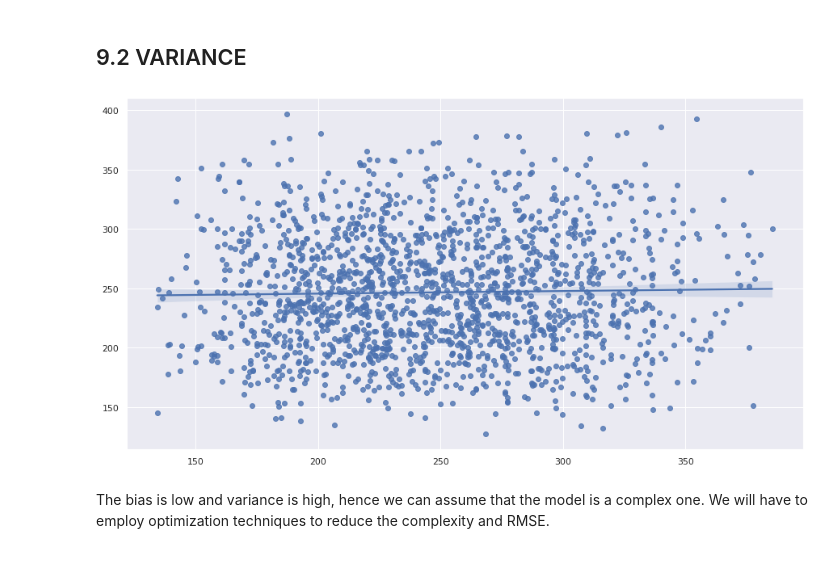
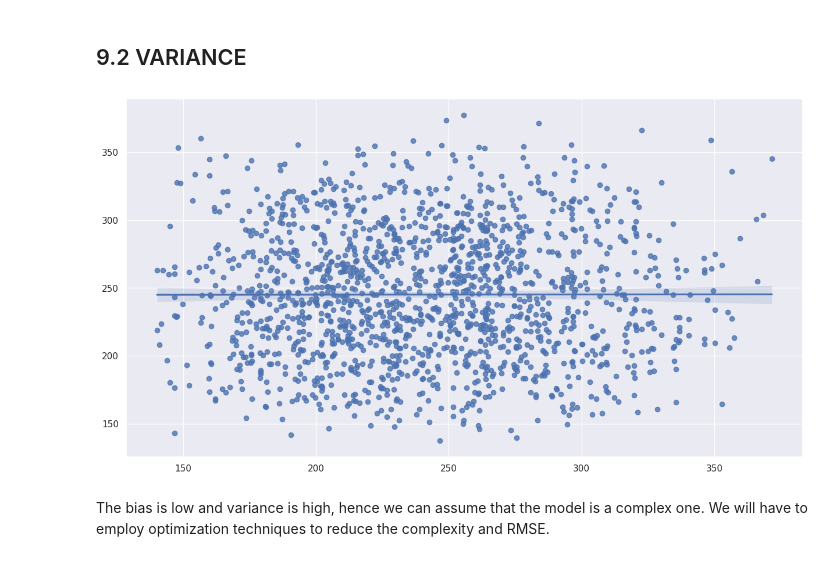
Before and after one commit to hibet-erahmene/A9G-GPS-Tracker, a Jupyter notebook: notebook/co2-emission-by-cars.ipynb, the cells around one changed output. Saved outputs shown, nothing was run; the diff lists cells and outputs as text; code cells hidden in the pictures.

```diff
--- a/notebook/co2-emission-by-cars.ipynb
+++ b/notebook/co2-emission-by-cars.ipynb
@@ -1277,17 +1285,17 @@ plt.show()
 # %% [markdown]
 ## 9.2 VARIANCE<a id="var"></a>
 # %%
-a = np.random.randint(1,4070,1745)
+a = np.random.randint(0, len(train_pred), len(test_pred))
 train_pred1 = list(train_pred)
 TrainPred2 = []
 
 for i in a:
     TrainPred2.append(train_pred1[i])
 
 sns.regplot(y = test_pred,x = TrainPred2)
 plt.show()
 # %% [output]
-[figure, old version]
+[figure, new version]
 # %% [markdown]
 The bias is low and variance is high, hence we can assume that the model is a complex one. We will have to employ optimization techniques to reduce the complexity and RMSE.
 # %% [markdown]
```
Also changed, not shown: parts of 46 cells of this notebook.
